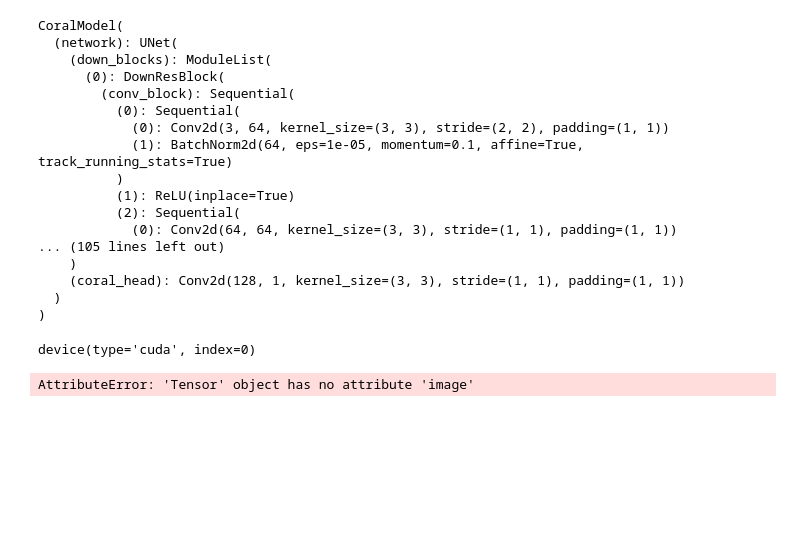
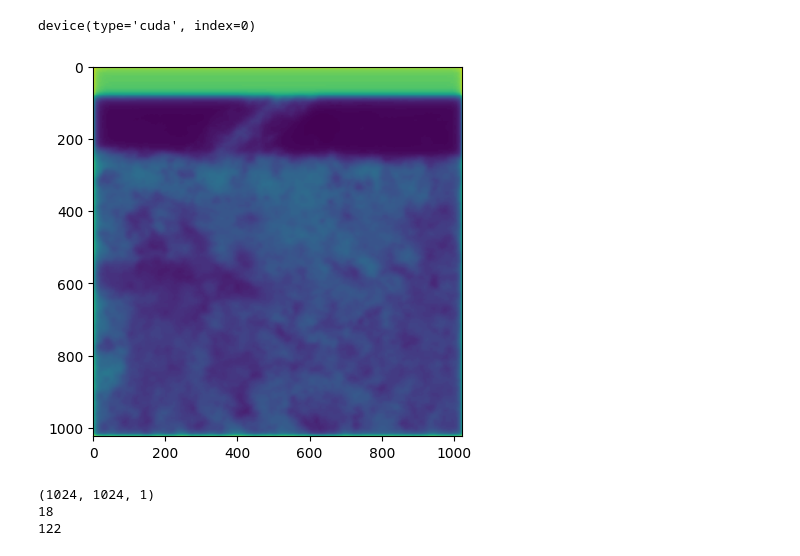
Before and after one commit to cedric-scheerlinck/coral, a Jupyter notebook: model_checkpoint.ipynb, the cells around one changed output. Cells and saved outputs as stored; diff of their text form; code cells hidden in the pictures; blank space fills up the shorter version.

```diff
--- a/model_checkpoint.ipynb
+++ b/model_checkpoint.ipynb
@@ -13,27 +15,8 @@ def create_model(checkpoint_path: str, config: Config) -> T.Optional[CoralModel]
     model.eval()
     return model
 # %%
-path = "/media/cedric/Storage1/coral_data/logs/lightning_logs/version_12/checkpoints/0027.ckpt"
+path = "/media/cedric/Storage1/coral_data/logs/lightning_logs/version_14/checkpoints/0010.ckpt"
 model = create_model(checkpoint_path=path, config=Config())
-model.eval()
-# %% [output]
-CoralModel(
-  (network): UNet(
-    (down_blocks): ModuleList(
-      (0): DownResBlock(
-        (conv_block): Sequential(
-          (0): Sequential(
-            (0): Conv2d(3, 64, kernel_size=(3, 3), stride=(2, 2), padding=(1, 1))
-            (1): BatchNorm2d(64, eps=1e-05, momentum=0.1, affine=True, track_running_stats=True)
-          )
-          (1): ReLU(inplace=True)
-          (2): Sequential(
-            (0): Conv2d(64, 64, kernel_size=(3, 3), stride=(1, 1), padding=(1, 1))
-... (105 lines left out)
-    )
-    (coral_head): Conv2d(128, 1, kernel_size=(3, 3), stride=(1, 1), padding=(1, 1))
-  )
-)
 # %%
 model.device
 # %% [output]
@@ -49,7 +32,14 @@ image = image.float() / 255.0
 pred = model.get_pred(image)
 pred_np = pred.detach().cpu().permute(1, 2, 0).numpy()
 pred_np = (pred_np * 255).astype(np.uint8)
-# %% [output]
-AttributeError: 'Tensor' object has no attribute 'image'
 # %%
-cv2.imshow("result", pred_np)
+plt.imshow(pred_np)
+plt.show()
+print(pred_np.shape)
+print(pred_np.min())
+print(pred_np.max())
+# %% [output]
+[figure, added]
+(1024, 1024, 1)
+18
+122
```
Also changed, not shown: parts of 1 cell of this notebook, 1 other file.
